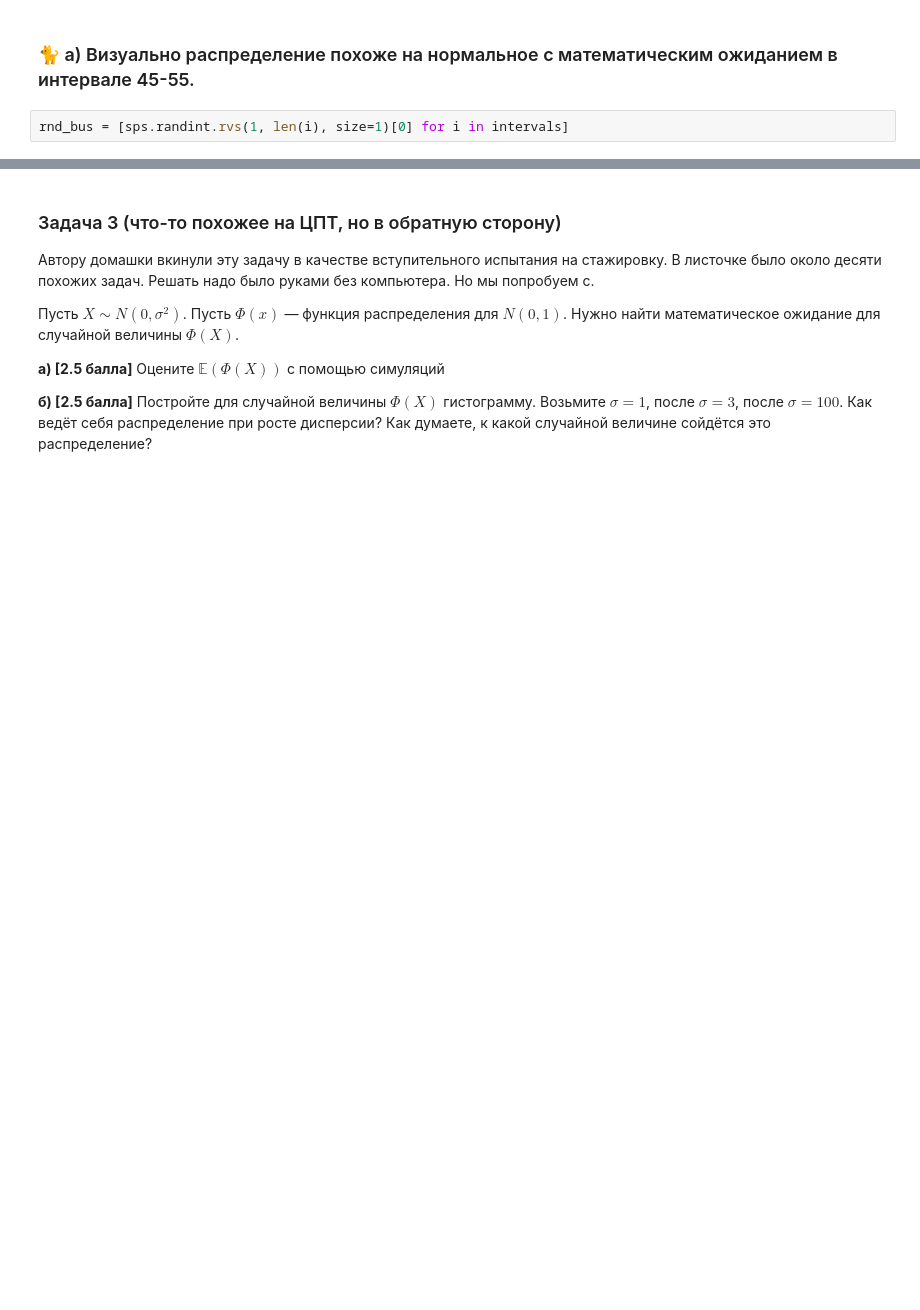
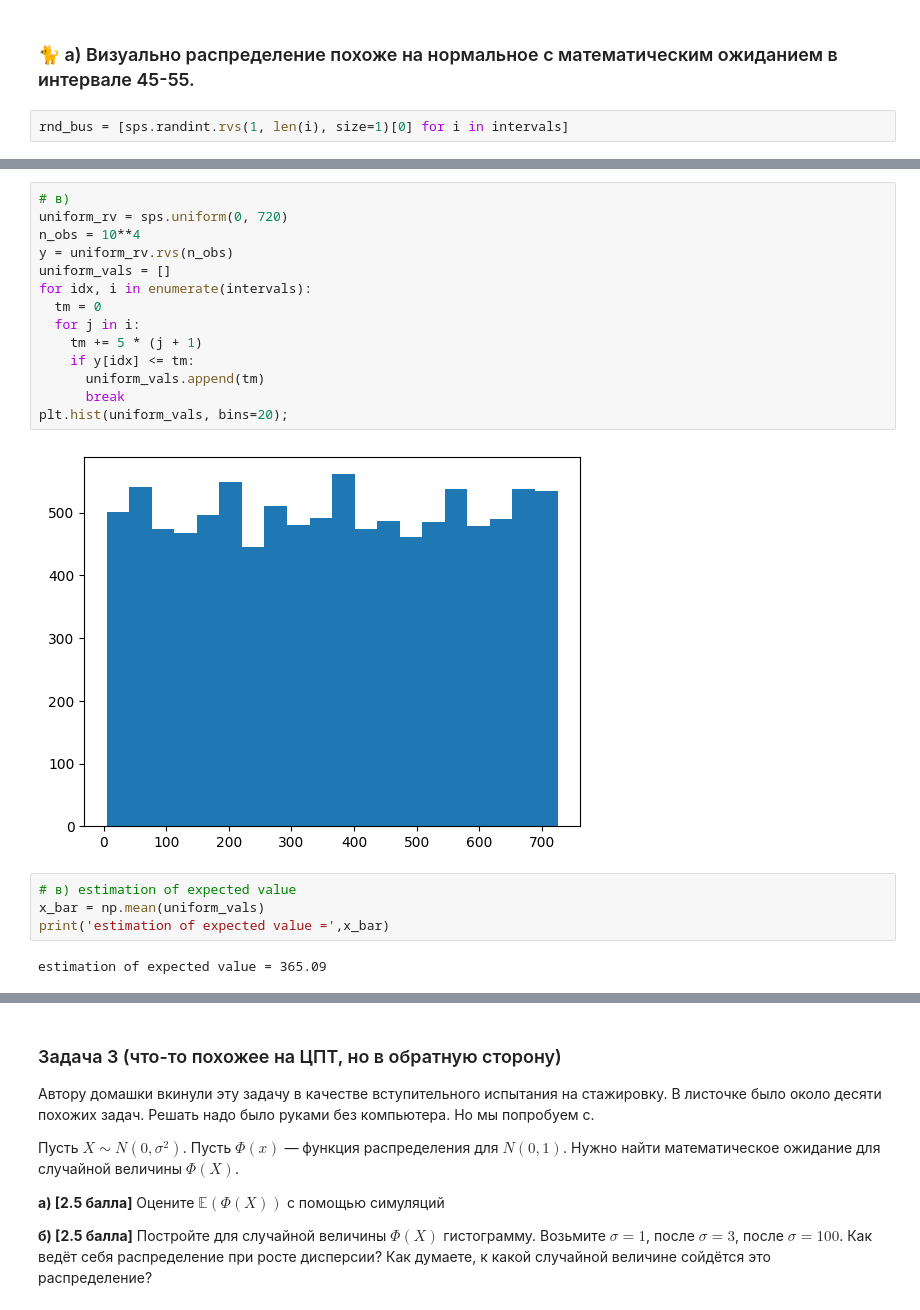
Before and after one commit to zhus-dika/math_home_works, a Jupyter notebook: hw_01_27_dzhusupova.ipynb, the cells around one changed output, grey strips where cells are left out. Saved outputs shown, nothing was run; the diff lists cells and outputs as text; blank space fills up the shorter version.

```diff
--- a/hw_01_27_dzhusupova.ipynb
+++ b/hw_01_27_dzhusupova.ipynb
@@ -238,0 +256,22 @@ plt.hist(vals);
+# %%
+# в)
+uniform_rv = sps.uniform(0, 720)
+n_obs = 10**4
+y = uniform_rv.rvs(n_obs)
+uniform_vals = []
+for idx, i in enumerate(intervals):
+  tm = 0
+  for j in i:
+    tm += 5 * (j + 1)
+    if y[idx] <= tm:
+      uniform_vals.append(tm)
+      break
+plt.hist(uniform_vals, bins=20);
+# %% [output]
+[figure, added]
+# %%
+# в) estimation of expected value
+x_bar = np.mean(uniform_vals)
+print('estimation of expected value =',x_bar)
+# %% [output]
+estimation of expected value = 365.09
```
Also changed, not shown: parts of 15 cells of this notebook.
